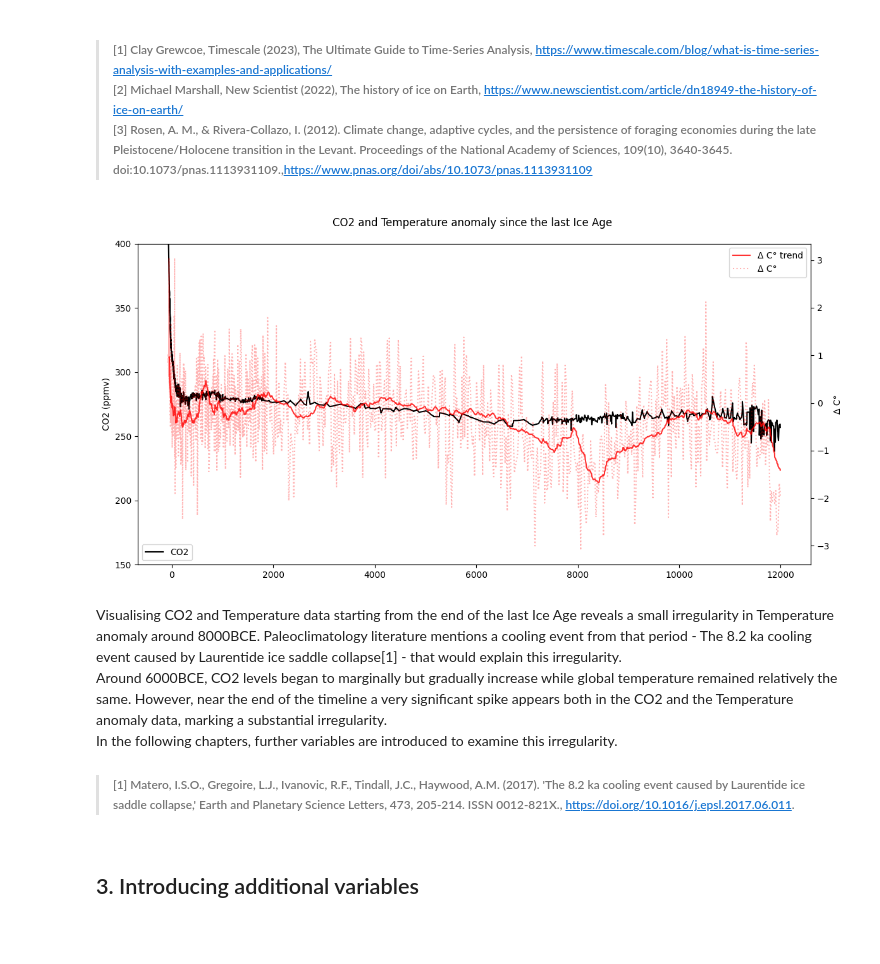
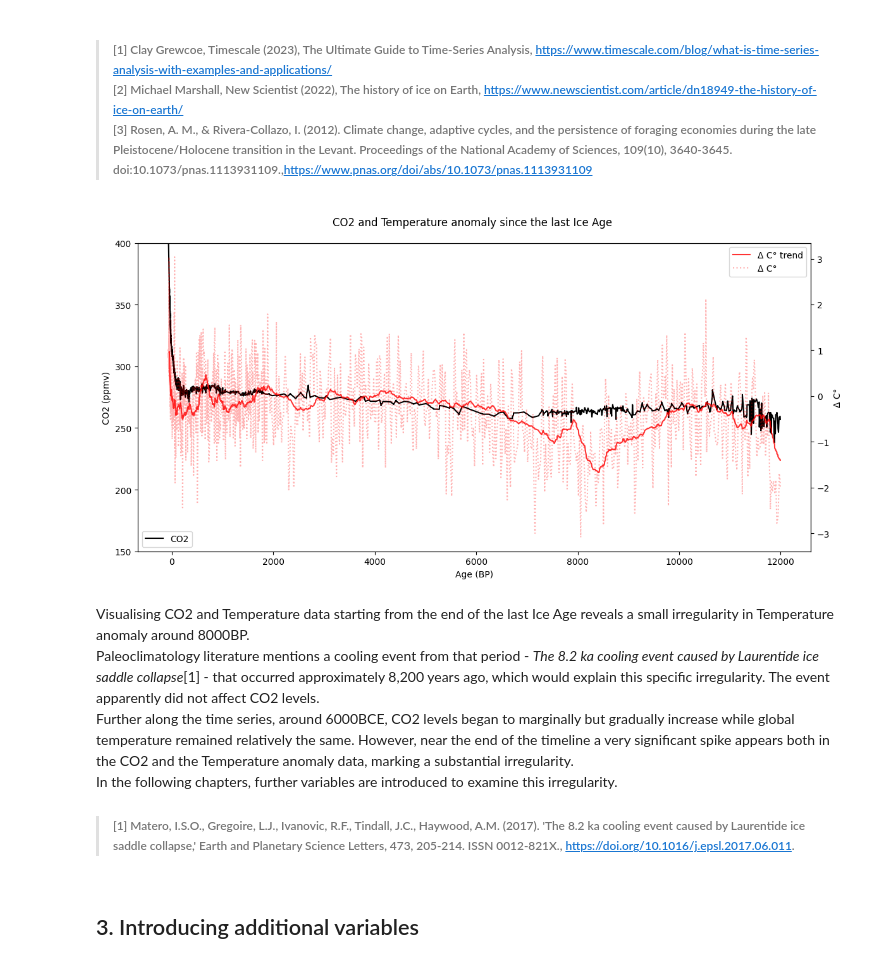
Before and after one commit to noyo0/ProgrammingForDataAnalysis_Project2, a Jupyter notebook: Project2/Project2.ipynb, the cells around one changed output. Cells and saved outputs as stored; diff of their text form; code cells hidden in the pictures; blank space fills up the shorter version.

```diff
--- a/Project2/Project2.ipynb
+++ b/Project2/Project2.ipynb
@@ -796,31 +713,37 @@ Irregularity in a time series refers short-term irregular fluctuations or noise.
 A logical starting point to investigate irregularities would be the last major shift in climate at the end of the Last Glacial Period (LGP), colloquially known as the Last Ice Age [2], which occurred around 12 thousand years ago and marked the transition from Pleistocene into the current Holocene period. The environmental pressures in this transition period have become the theoretical basis to explain the origins of agricultural lifestyles by suggesting a failure of foraging societies to adjust.[3] Hence, this period could be argued to mark the beginning of anthropogenic changes in the environment.
 
 > ###### [1] Clay Grewcoe, Timescale (2023), The Ultimate Guide to Time-Series Analysis, https://www.timescale.com/blog/what-is-time-series-analysis-with-examples-and-applications/ <br> [2] Michael Marshall, New Scientist (2022), The history of ice on Earth, https://www.newscientist.com/article/dn18949-the-history-of-ice-on-earth/<br>[3] Rosen, A. M., & Rivera-Collazo, I. (2012). Climate change, adaptive cycles, and the persistence of foraging economies during the late Pleistocene/Holocene transition in the Levant. Proceedings of the National Academy of Sciences, 109(10), 3640-3645. doi:10.1073/pnas.1113931109.,https://www.pnas.org/doi/abs/10.1073/pnas.1113931109
+# %%
+# encapsulate slicing for reuse
+def fn_slicer(age):
+    sliced=Combined_CO2_T[Combined_CO2_T['Age']<age].copy()
+    return(sliced)
 # %%
 #Plot temperature and CO2 composit with dual y axis from the last Ice Age
 size=12000 # set age slice
-TempTrend=fn_slice(size)['Temperature'].rolling(50).mean() # temperature smoothing
+TempTrend=fn_slicer(size)['Temperature'].rolling(50).mean() # temperature smoothing
 
 fig, ax1 = plt.subplots(figsize=(12,6))
 ax2=ax1.twinx()
+ax1.set_xlabel('Age (BP)')
 #CO2
-ax1.plot(fn_slice(size)['Age'], fn_slice(size)['CO2'],color='black', label='CO2',alpha=1) #CO2
+ax1.plot(fn_slicer(size)['Age'], fn_slicer(size)['CO2'],color='black', label='CO2',alpha=1) #CO2
 ax1.set_ylabel('CO2 (ppmv)')  # Set y-axis label
 ax1.set_ylim(150,400)
 ax1.legend(loc='lower left')
 #temperature
-ax2.plot(fn_slice(size)['Age'],TempTrend,color='r',label='Δ C° trend',alpha=0.8)#temp
-ax2.plot(fn_slice(size)['Age'],fn_slice(size)['Temperature'],label='Δ C°',color='r',alpha=0.3, linestyle=':')#temp
+ax2.plot(fn_slicer(size)['Age'],TempTrend,color='r',label='Δ C° trend',alpha=0.8)#temp
+ax2.plot(fn_slicer(size)['Age'],fn_slicer(size)['Temperature'],label='Δ C°',color='r',alpha=0.3, linestyle=':')#temp
 ax2.set_ylabel('Δ C°')  # Set y-axis label as per reference
 ax2.legend(loc='upper right')
 plt.suptitle(f"CO2 and Temperature anomaly since the last Ice Age")
 plt.tight_layout()
 plt.show()
 # %% [output]
-[figure, old version]
+[figure, new version]
 # %% [markdown]
-Visualising CO2 and Temperature data starting from the end of the last Ice Age reveals a small irregularity in Temperature anomaly around 8000BCE. Paleoclimatology literature mentions a cooling event from that period - The 8.2 ka cooling event caused by Laurentide ice saddle collapse[1] - that would explain this irregularity.<br>
-Around 6000BCE, CO2 levels began to marginally but gradually increase while global temperature remained relatively the same. However, near the end of the timeline a very significant spike appears both in the CO2 and the Temperature anomaly data, marking a substantial irregularity. <br> In the following chapters, further variables are introduced to examine this irregularity.
+Visualising CO2 and Temperature data starting from the end of the last Ice Age reveals a small irregularity in Temperature anomaly around 8000BP. <br>Paleoclimatology literature mentions a cooling event from that period - *The 8.2 ka cooling event caused by Laurentide ice saddle collapse*[1] - that occurred approximately 8,200 years ago, which would explain this specific irregularity. The event apparently did not affect CO2 levels.<br>
+Further along the time series, around 6000BCE, CO2 levels began to marginally but gradually increase while global temperature remained relatively the same. However, near the end of the timeline a very significant spike appears both in the CO2 and the Temperature anomaly data, marking a substantial irregularity. <br> In the following chapters, further variables are introduced to examine this irregularity.
 
 >###### [1] Matero, I.S.O., Gregoire, L.J., Ivanovic, R.F., Tindall, J.C., Haywood, A.M. (2017). 'The 8.2 ka cooling event caused by Laurentide ice saddle collapse,' Earth and Planetary Science Letters, 473, 205-214. ISSN 0012-821X., https://doi.org/10.1016/j.epsl.2017.06.011.
 # %% [markdown]
```
Also changed, not shown: parts of 55 cells of this notebook.
